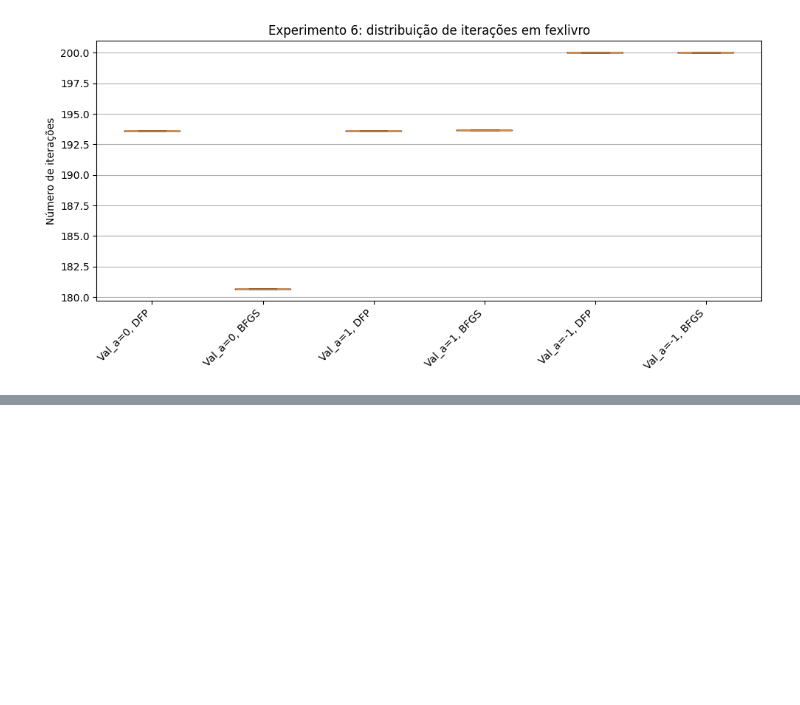
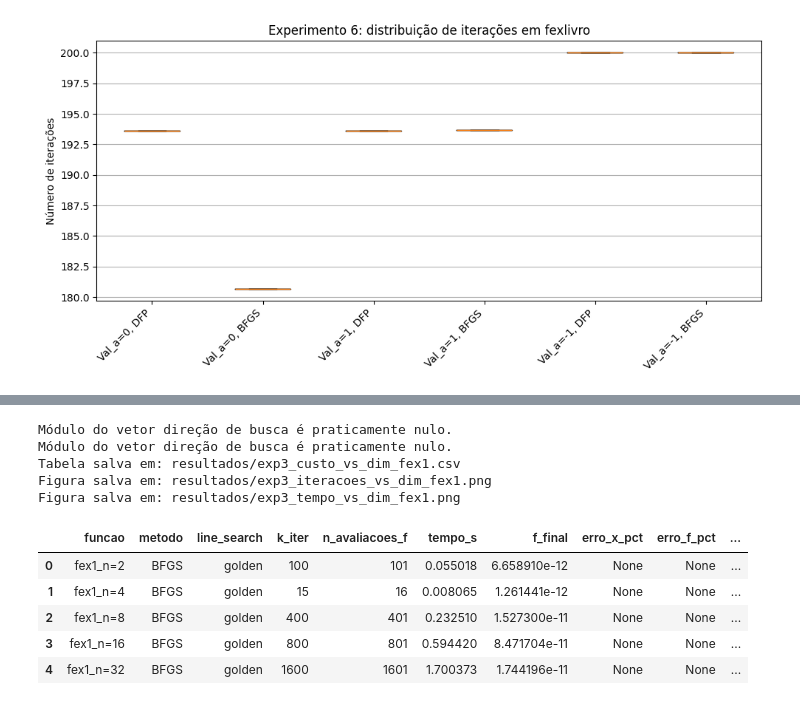
Before and after one commit to antonioanunciacao/otimizacao_eng_eletrica, a Jupyter notebook: TP3_otimizacao_eng_eletrica.ipynb, the cells around one changed output, grey strips where cells are left out. Saved outputs shown, nothing was run; the diff lists cells and outputs as text; code cells hidden in the pictures; blank space fills up the shorter version.

```diff
--- a/TP3_otimizacao_eng_eletrica.ipynb
+++ b/TP3_otimizacao_eng_eletrica.ipynb
@@ -1967,0 +2007,25 @@ resultados
+# %%
+# === Utilitários gerais para os Experimentos 1–6 (TP3) ===
+
+import os
+import numpy as np
+import pandas as pd
+import matplotlib.pyplot as plt
+import time
+
+RESULT_DIR = "resultados"
+os.makedirs(RESULT_DIR, exist_ok=True)
+
+def salvar_fig(nome_arquivo, dpi=300):
+    caminho = os.path.join(RESULT_DIR, nome_arquivo)
+    plt.savefig(caminho, dpi=dpi, bbox_inches="tight")
+    print(f"Figura salva em: {caminho}")
+
+def salvar_tabela(df, nome_arquivo_csv, index=False):
+    caminho = os.path.join(RESULT_DIR, nome_arquivo_csv)
+    df.to_csv(caminho, index=index)
+    print(f"Tabela salva em: {caminho}")
+
+def maxiter_from_dim(n):
+    # Ajuste este fator caso a fórmula da Parte-2 (Eq. 35) seja diferente
+    return 50 * int(n)
@@ -1967,0 +2835,17 @@ resultados
+# %%
+df3 = experimento3_custo_vs_dim_f4()
+# %% [output]
+Módulo do vetor direção de busca é praticamente nulo.
+Módulo do vetor direção de busca é praticamente nulo.
+Tabela salva em: resultados/exp3_custo_vs_dim_fex1.csv
+Figura salva em: resultados/exp3_iteracoes_vs_dim_fex1.png
+Figura salva em: resultados/exp3_tempo_vs_dim_fex1.png
+# %%
+df3.head()
+# %% [output]
+|  | funcao | metodo | line_search | k_iter | n_avaliacoes_f | tempo_s | f_final | erro_x_pct | erro_f_pct | ... |
+| 0 | fex1_n=2 | BFGS | golden | 100 | 101 | 0.055018 | 6.658910e-12 | None | None | ... |
+| 1 | fex1_n=4 | BFGS | golden | 15 | 16 | 0.008065 | 1.261441e-12 | None | None | ... |
+| 2 | fex1_n=8 | BFGS | golden | 400 | 401 | 0.232510 | 1.527300e-11 | None | None | ... |
+| 3 | fex1_n=16 | BFGS | golden | 800 | 801 | 0.594420 | 8.471704e-11 | None | None | ... |
+| 4 | fex1_n=32 | BFGS | golden | 1600 | 1601 | 1.700373 | 1.744196e-11 | None | None | ... |
```
Also changed, not shown: parts of 20 cells of this notebook.
